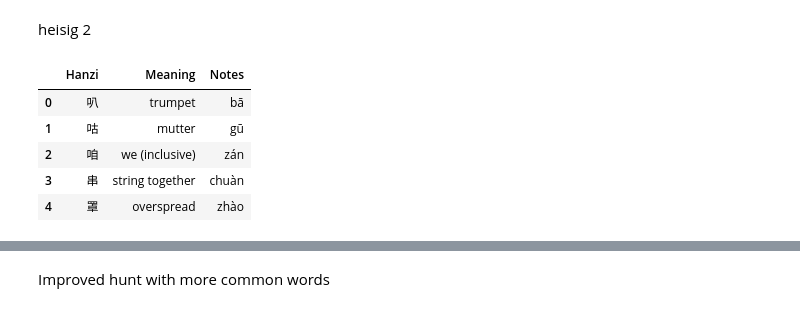
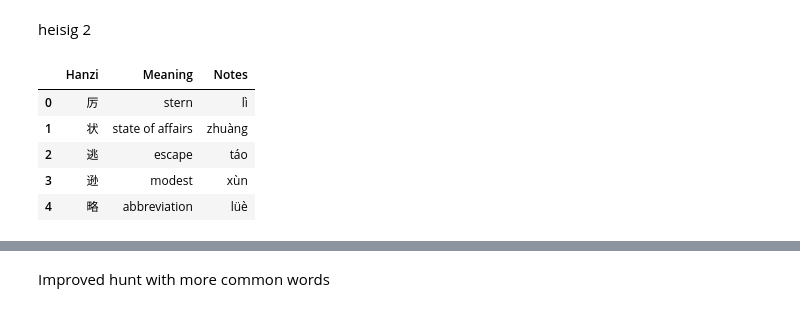
Before and after one commit to Tclack88/misc-analysis, a Jupyter notebook: mandarin_frequency_analysis/pinyin_conversion.ipynb, the cells around one changed output, grey strips where cells are left out. Cells and saved outputs as stored; diff of their text form; code cells hidden in the pictures.

```diff
--- a/mandarin_frequency_analysis/pinyin_conversion.ipynb
+++ b/mandarin_frequency_analysis/pinyin_conversion.ipynb
@@ -234,12 +219,12 @@ time: 20.2 ms (started: 2021-12-03 02:45:48 +00:00)
 heisig 2
 # %%
 h2_dat = 'https://raw.githubusercontent.com/Tclack88/misc-analysis/main/mandarin_frequency_analysis/heisig2.csv'
-h2_df = pd.read_csv(h2_dat, sep='\t').fillna('')
+h2_df = pd.read_csv(h2_dat, sep=',').fillna('')[['Hanzi','Meaning','Notes']]
 h2_df.head()
 # %% [output]
 |  | Hanzi | Meaning | Notes |
-| 0 | 叭 | trumpet | bā |
-| 1 | 咕 | mutter | gū |
-| 2 | 咱 | we (inclusive) | zán |
-| 3 | 串 | string together | chuàn |
-| 4 | 罩 | overspread | zhào |
+| 0 | 厉 | stern | lì |
+| 1 | 状 | state of affairs | zhuàng |
+| 2 | 逃 | escape | táo |
+| 3 | 逊 | modest | xùn |
+| 4 | 略 | abbreviation | lüè |
```
Also changed, not shown: parts of 6 cells of this notebook.
